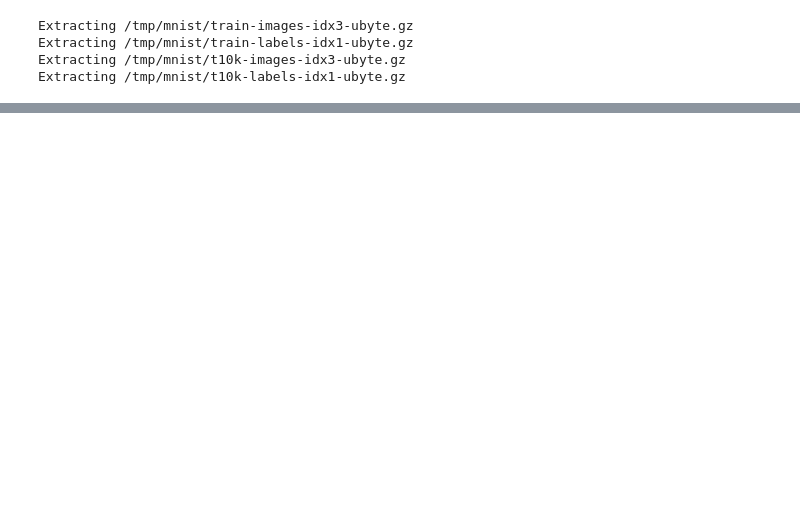
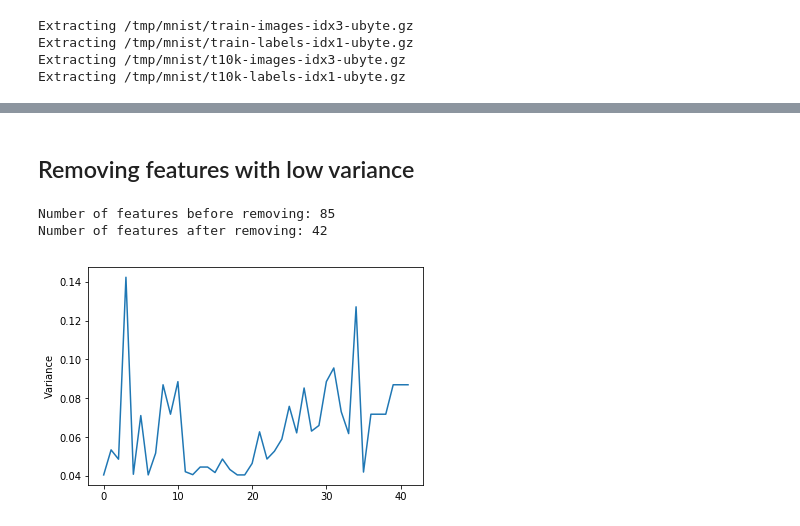
Before and after one commit to rusty1s/embedded_gcnn, a Jupyter notebook: notebooks/feature_selection.ipynb, the cells around one changed output, grey strips where cells are left out. Cells and saved outputs as stored; diff of their text form; code cells hidden in the pictures; blank space fills up the shorter version.

```diff
--- a/notebooks/feature_selection.ipynb
+++ b/notebooks/feature_selection.ipynb
@@ -123,0 +107,20 @@ plt.show()
+# %% [markdown]
+## Removing features with low variance
+# %%
+from sklearn.feature_selection import VarianceThreshold
+
+THRESHOLD = 0.04
+sel = VarianceThreshold(threshold=THRESHOLD)
+
+print('Number of features before removing:', features.shape[1])
+features = sel.fit_transform(features)
+print('Number of features after removing:', features.shape[1])
+
+# Verify result.
+plt.plot(np.var(features, axis=0))
+plt.ylabel('Variance')
+plt.show()
+# %% [output]
+Number of features before removing: 85
+Number of features after removing: 42
+[figure, added]
```
Also changed, not shown: parts of 16 cells of this notebook.
